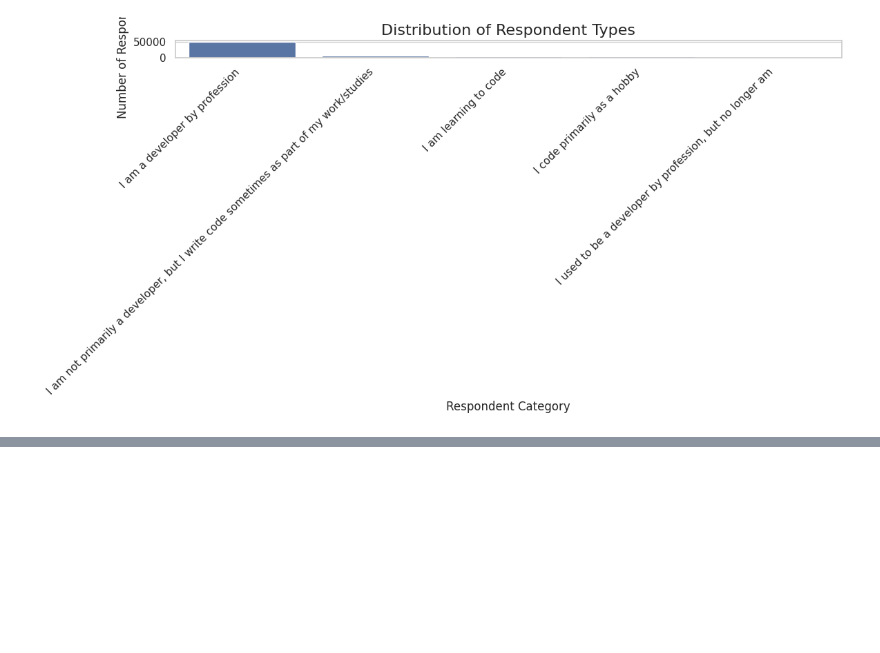
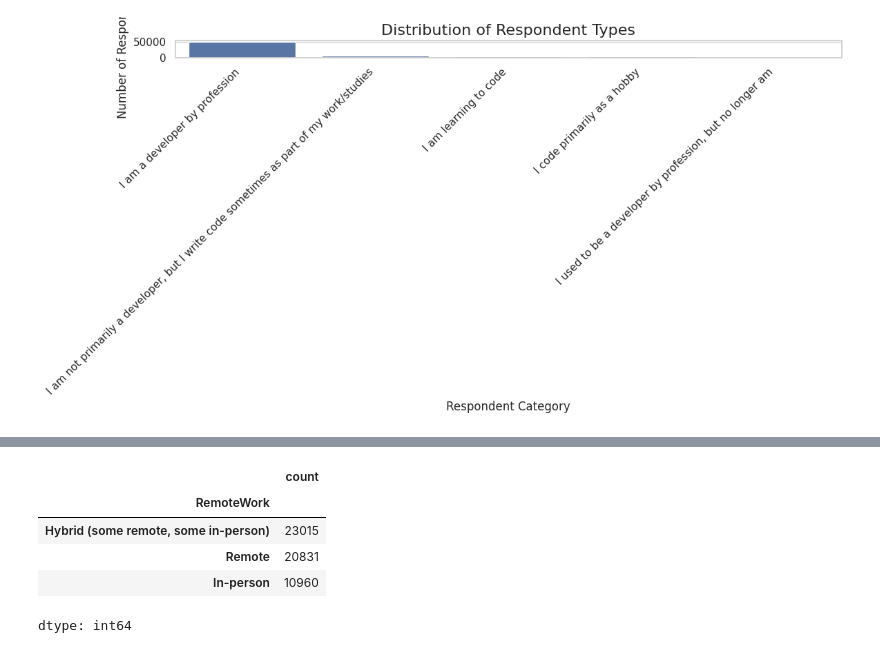
Before and after one commit to gorky93/stackoverflow_analysis, a Jupyter notebook: stackoverflow24.ipynb, the cells around one changed output, grey strips where cells are left out. Cells and saved outputs as stored; diff of their text form; code cells hidden in the pictures; blank space fills up the shorter version.

```diff
--- a/stackoverflow24.ipynb
+++ b/stackoverflow24.ipynb
@@ -218,2 +281,11 @@ plt.tight_layout()
+# %%
+survey_results.RemoteWork.value_counts()
+# %% [output]
+|  | count |
+| RemoteWork |  |
+| Hybrid (some remote, some in-person) | 23015 |
+| Remote | 20831 |
+| In-person | 10960 |
+dtype: int64
 # %%
 plt.figure(figsize=(12, 6))
```
Also changed, not shown: parts of 9 cells of this notebook.
